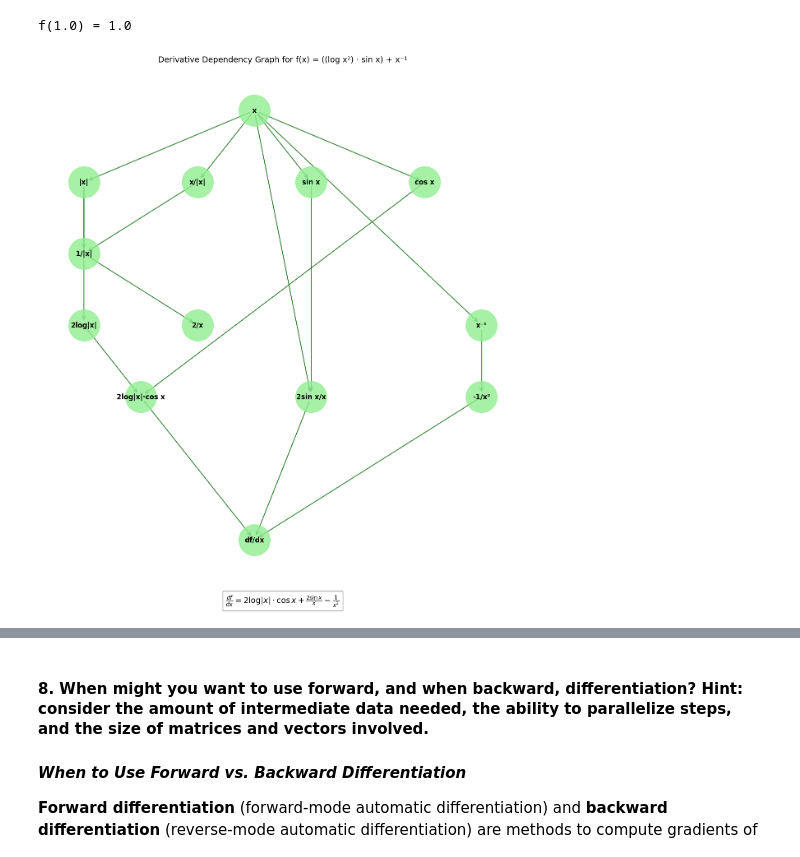
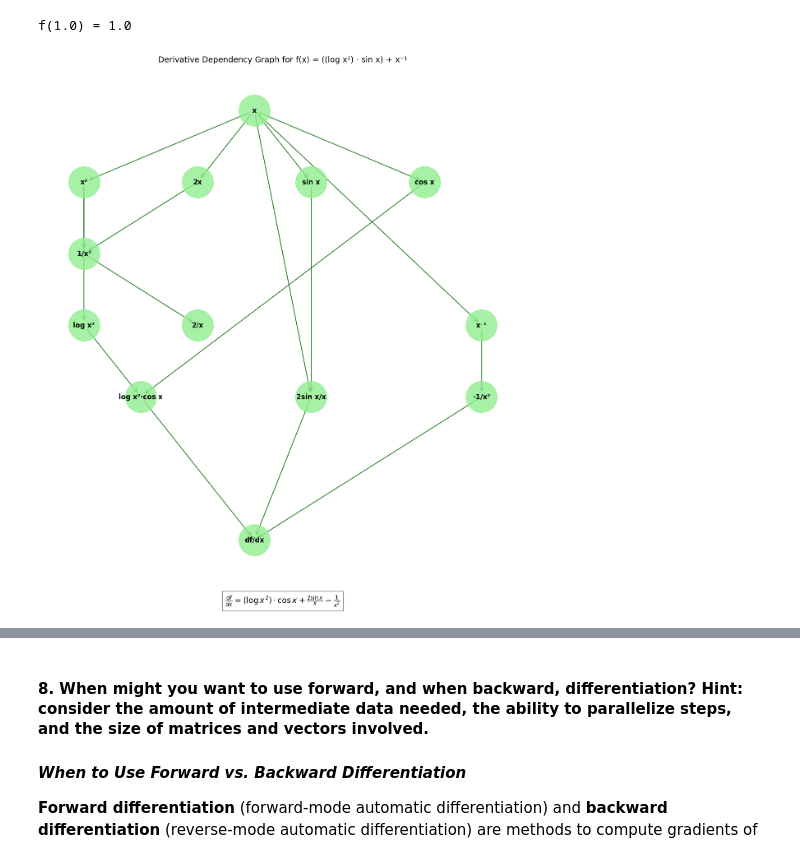
Before and after one commit to newfrogg/Automatic-Differentiation, a Jupyter notebook: autodiff.ipynb, the cells around one changed output, grey strips where cells are left out. Saved outputs shown, nothing was run; the diff lists cells and outputs as text; code cells hidden in the pictures.

```diff
--- a/autodiff.ipynb
+++ b/autodiff.ipynb
@@ -276,14 +282,14 @@ G = nx.DiGraph()
 # Define derivative nodes only
 derivative_nodes = [
     "x",
-    "|x|",
-    "x/|x|",
-    "1/|x|",
+    "x²",
+    "2x",
+    "1/x²",
     "2/x",
     "sin x",
     "cos x",
-    "2log|x|",
-    "2log|x|·cos x",
+    "log x²",
+    "log x²·cos x",
     "2sin x/x",
     "x⁻¹",
     "-1/x²",
@@ -295,21 +301,21 @@ G.add_nodes_from(derivative_nodes)
 
 # Add edges for derivative calculation only
 derivative_edges = [
-    ("x", "|x|"),
-    ("x", "x/|x|"),
-    ("|x|", "1/|x|"),
-    ("x/|x|", "1/|x|"),
-    ("1/|x|", "2/x"),
+    ("x", "x²"),
+    ("x", "2x"),
+    ("x²", "1/x²"),
+    ("2x", "1/x²"),
+    ("1/x²", "2/x"),
     ("x", "sin x"),
     ("x", "cos x"),
-    ("|x|", "2log|x|"),
-    ("2log|x|", "2log|x|·cos x"),
-    ("cos x", "2log|x|·cos x"),
+    ("x²", "log x²"),
+    ("log x²", "log x²·cos x"),
+    ("cos x", "log x²·cos x"),
     ("sin x", "2sin x/x"),
     ("x", "2sin x/x"),
     ("x", "x⁻¹"),
     ("x⁻¹", "-1/x²"),
-    ("2log|x|·cos x", "df/dx"),
+    ("log x²·cos x", "df/dx"),
     ("2sin x/x", "df/dx"),
     ("-1/x²", "df/dx")
 ]
@@ -323,45 +329,45 @@ plt.figure(figsize=(12, 14))
 # Create a hierarchical layout starting from the top
 pos = {
     "x": (0, 0),
-    "|x|": (-3, -1),
-    "x/|x|": (-1, -1),
-    "1/|x|": (-3, -2),
-    "2log|x|": (-3, -3),
+    "x²": (-3, -1),
+    "2x": (-1, -1),
+    "1/x²": (-3, -2),
+    "log x²": (-3, -3),
     "2/x": (-1, -3),
     "sin x": (1, -1),
     "cos x": (3, -1),
-    "2log|x|·cos x": (-2, -4),
+    "log x²·cos x": (-2, -4),
     "2sin x/x": (1, -4),
     "x⁻¹": (4, -3),
     "-1/x²": (4, -4),
     "df/dx": (0, -6)
 }
 
 # Draw nodes
 nx.draw_networkx_nodes(G, pos, node_size=3000, node_color='lightgreen', alpha=0.8)
 
 # Draw edges
 nx.draw_networkx_edges(
     G, pos, width=1.5, alpha=0.8,
     edge_color="darkgreen", arrows=True, arrowstyle='->', arrowsize=15
 )
 
 # Draw node labels
 nx.draw_networkx_labels(G, pos, font_size=12, font_weight="bold")
 
 # Set title and remove axes
 plt.title("Derivative Dependency Graph for f(x) = ((log x²) · sin x) + x⁻¹", fontsize=14)
 plt.axis("off")
 
 # Add mathematical equation at the bottom
 plt.figtext(0.5, 0.01,
-            r"$\frac{df}{dx} = 2 \log |x| \cdot \cos x + \frac{2\sin x}{x} - \frac{1}{x^2}$",
+            r"$\frac{df}{dx} = (\log x^2) \cdot \cos x + \frac{2\sin x}{x} - \frac{1}{x^2}$",
             ha="center", fontsize=14, bbox={"facecolor":"white", "alpha":0.5, "pad":5})
 
 # Adjust layout and show
 plt.tight_layout(rect=[0, 0.03, 1, 0.97])
 plt.savefig("derivative_only_graph.png", dpi=300, bbox_inches="tight")
 plt.show()
 # %% [output]
-[figure, old version]
+[figure, new version]
 # %% [markdown]
```
Also changed, not shown: parts of 7 cells of this notebook, 3 other files.
